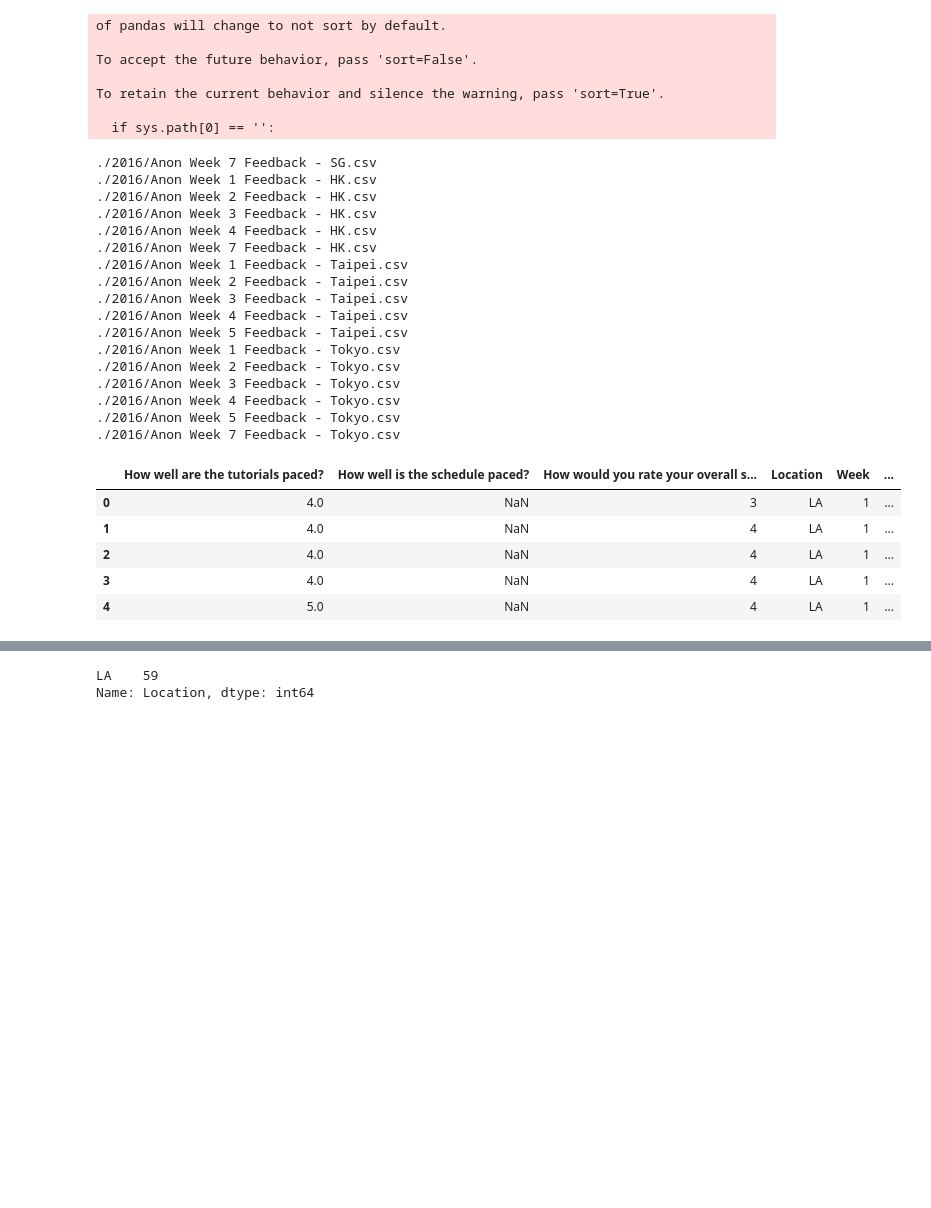
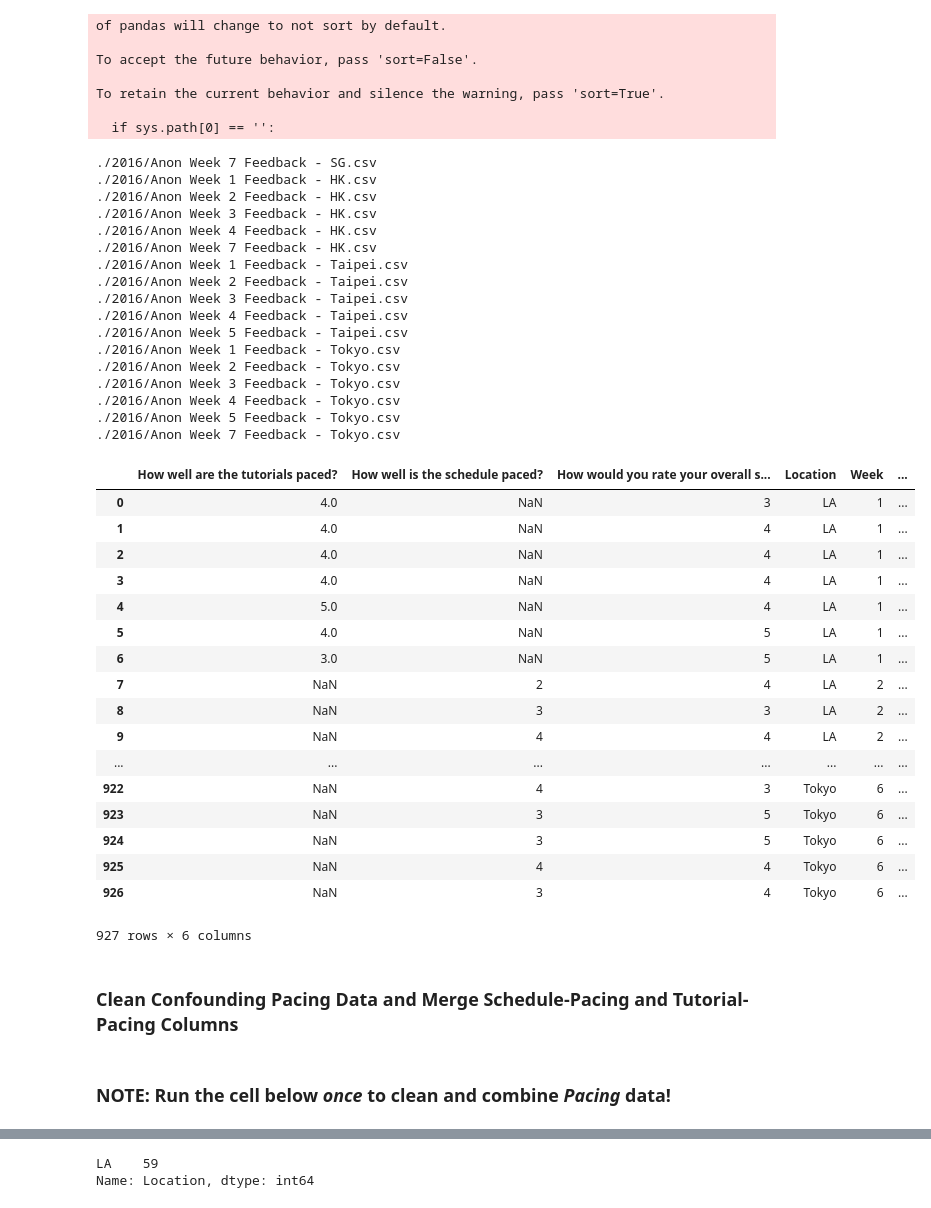
Before and after one commit to Sukhrobjon/DS-1.1, a Jupyter notebook: summer_academy_NPS/second_data_2016.ipynb, the cells around one changed output, grey strips where cells are left out. Cells and saved outputs as stored; diff of their text form; code cells hidden in the pictures; blank space fills up the shorter version.

Commit message:
[clean]confounding pacing data & [merge] schedule-pacing and tutorial-pacing

```diff
--- a/summer_academy_NPS/second_data_2016.ipynb
+++ b/summer_academy_NPS/second_data_2016.ipynb
@@ -1,5 +4,4 @@
 # %%
-import pandas as pd
 locations = ['LA','NY','SF','SG','SV','HK', 'Taipei', 'Tokyo']
 df = pd.DataFrame()
 for i in range (len(locations)):
@@ -17,35 +19,49 @@ for i in range (len(locations)):
 df = df.drop('Unnamed: 0', axis = 1)
 df = df.drop('Timestamp', axis=1)
 df = df.round({'How well is the schedule paced?':0})
-df.head()
+df
 # %% [output]
 of pandas will change to not sort by default.
 
 To accept the future behavior, pass 'sort=False'.
 
 To retain the current behavior and silence the warning, pass 'sort=True'.
 
   if sys.path[0] == '':
 ./2016/Anon Week 7 Feedback - SG.csv
 ./2016/Anon Week 1 Feedback - HK.csv
 ./2016/Anon Week 2 Feedback - HK.csv
 ./2016/Anon Week 3 Feedback - HK.csv
 ./2016/Anon Week 4 Feedback - HK.csv
 ./2016/Anon Week 7 Feedback - HK.csv
 ./2016/Anon Week 1 Feedback - Taipei.csv
 ./2016/Anon Week 2 Feedback - Taipei.csv
 ./2016/Anon Week 3 Feedback - Taipei.csv
 ./2016/Anon Week 4 Feedback - Taipei.csv
 ./2016/Anon Week 5 Feedback - Taipei.csv
 ./2016/Anon Week 1 Feedback - Tokyo.csv
 ./2016/Anon Week 2 Feedback - Tokyo.csv
 ./2016/Anon Week 3 Feedback - Tokyo.csv
 ./2016/Anon Week 4 Feedback - Tokyo.csv
 ./2016/Anon Week 5 Feedback - Tokyo.csv
 ./2016/Anon Week 7 Feedback - Tokyo.csv
 |  | How well are the tutorials paced? | How well is the schedule paced? | How would you rate your overall s... | Location | Week | ... |
 | 0 | 4.0 | NaN | 3 | LA | 1 | ... |
 | 1 | 4.0 | NaN | 4 | LA | 1 | ... |
 | 2 | 4.0 | NaN | 4 | LA | 1 | ... |
 | 3 | 4.0 | NaN | 4 | LA | 1 | ... |
 | 4 | 5.0 | NaN | 4 | LA | 1 | ... |
+| 5 | 4.0 | NaN | 5 | LA | 1 | ... |
+| 6 | 3.0 | NaN | 5 | LA | 1 | ... |
+| 7 | NaN | 2 | 4 | LA | 2 | ... |
+| 8 | NaN | 3 | 3 | LA | 2 | ... |
+| 9 | NaN | 4 | 4 | LA | 2 | ... |
+| ... | ... | ... | ... | ... | ... | ... |
+| 922 | NaN | 4 | 3 | Tokyo | 6 | ... |
+| 923 | NaN | 3 | 5 | Tokyo | 6 | ... |
+| 924 | NaN | 3 | 5 | Tokyo | 6 | ... |
+| 925 | NaN | 4 | 4 | Tokyo | 6 | ... |
+| 926 | NaN | 3 | 4 | Tokyo | 6 | ... |
+927 rows × 6 columns
+# %% [markdown]
+### Clean Confounding Pacing Data and Merge Schedule-Pacing and Tutorial-Pacing Columns
@@ -51,0 +82,2 @@ To retain the current behavior and silence the warning, pass 'sort=True'.
+# %% [markdown]
+### NOTE: Run the cell below _once_ to clean and combine _Pacing_ data!
```
Also changed, not shown: parts of 5 cells of this notebook.
